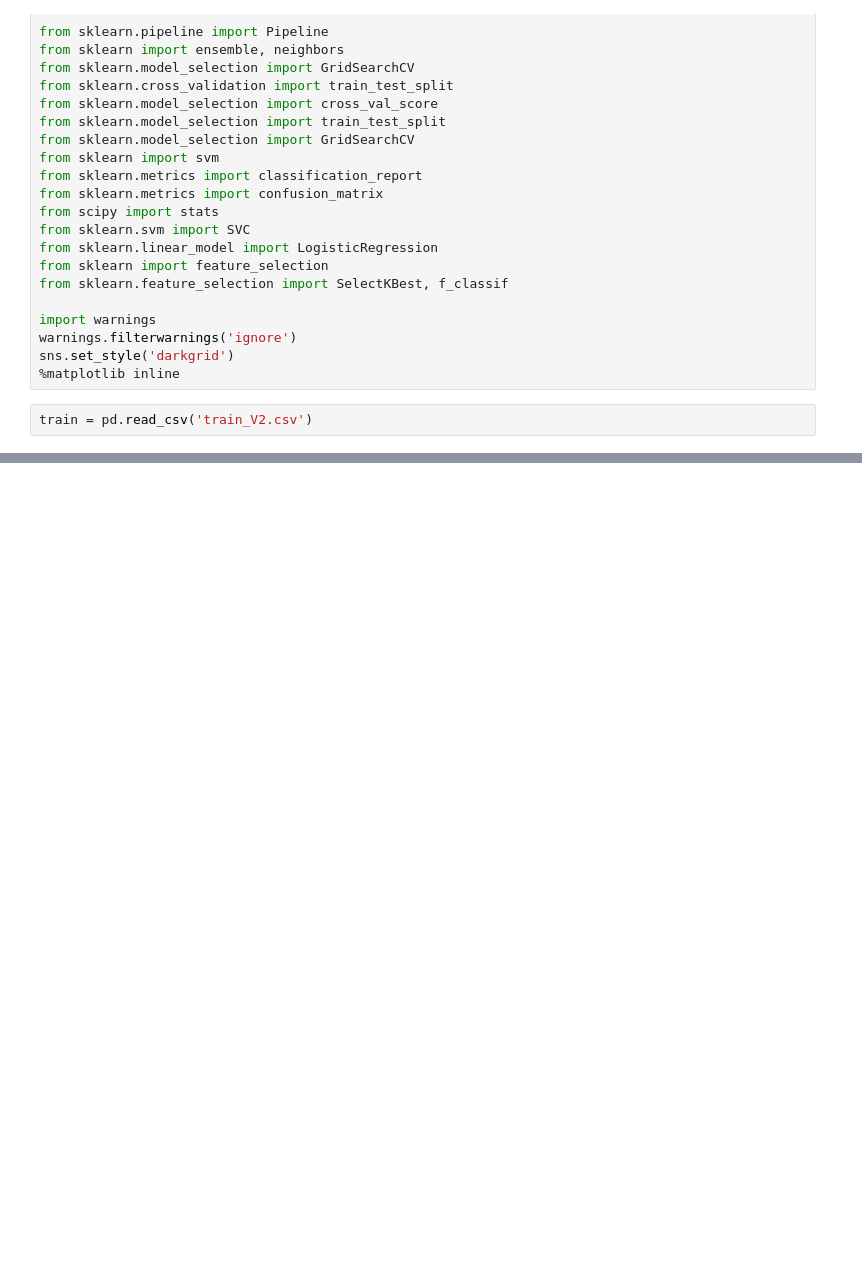
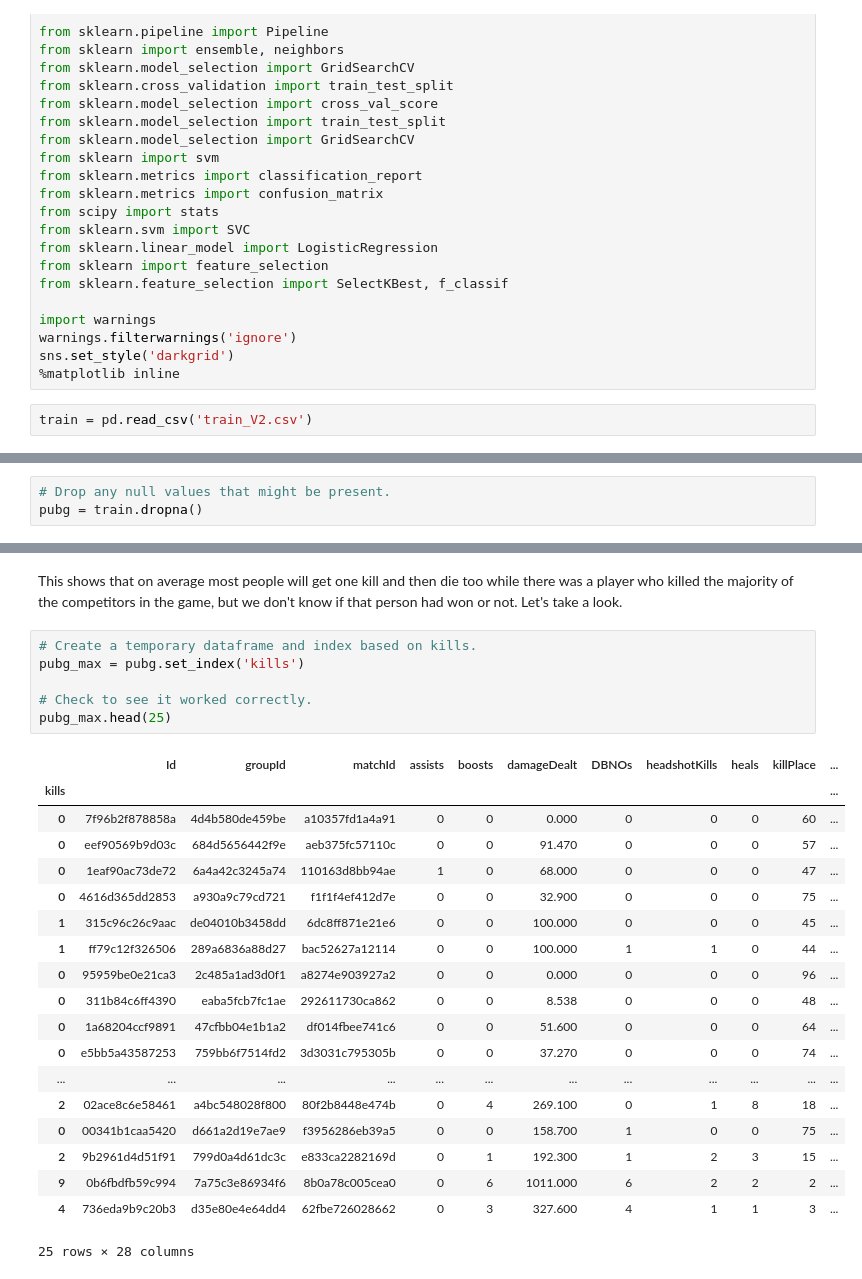
Before and after one commit to lamkg/PUBG-Placement-Prediction, a Jupyter notebook: PUBG Placement Prediction.ipynb, the cells around one changed output, grey strips where cells are left out. Saved outputs shown, nothing was run; the diff lists cells and outputs as text; blank space fills up the shorter version.

```diff
--- a/PUBG Placement Prediction.ipynb
+++ b/PUBG Placement Prediction.ipynb
@@ -54,0 +99,3 @@ dtype: object
+# %%
+# Drop any null values that might be present.
+pubg = train.dropna()
@@ -54,0 +112,28 @@ dtype: object
+# %% [markdown]
+This shows that on average most people will get one kill and then die too while there was a player who killed the majority of the competitors in the game, but we don't know if that person had won or not. Let's take a look.
+# %%
+# Create a temporary dataframe and index based on kills.
+pubg_max = pubg.set_index('kills')
+
+# Check to see it worked correctly.
+pubg_max.head(25)
+# %% [output]
+|  | Id | groupId | matchId | assists | boosts | damageDealt | DBNOs | headshotKills | heals | killPlace | ... |
+| kills |  |  |  |  |  |  |  |  |  |  | ... |
+| 0 | 7f96b2f878858a | 4d4b580de459be | a10357fd1a4a91 | 0 | 0 | 0.000 | 0 | 0 | 0 | 60 | ... |
+| 0 | eef90569b9d03c | 684d5656442f9e | aeb375fc57110c | 0 | 0 | 91.470 | 0 | 0 | 0 | 57 | ... |
+| 0 | 1eaf90ac73de72 | 6a4a42c3245a74 | 110163d8bb94ae | 1 | 0 | 68.000 | 0 | 0 | 0 | 47 | ... |
+| 0 | 4616d365dd2853 | a930a9c79cd721 | f1f1f4ef412d7e | 0 | 0 | 32.900 | 0 | 0 | 0 | 75 | ... |
+| 1 | 315c96c26c9aac | de04010b3458dd | 6dc8ff871e21e6 | 0 | 0 | 100.000 | 0 | 0 | 0 | 45 | ... |
+| 1 | ff79c12f326506 | 289a6836a88d27 | bac52627a12114 | 0 | 0 | 100.000 | 1 | 1 | 0 | 44 | ... |
+| 0 | 95959be0e21ca3 | 2c485a1ad3d0f1 | a8274e903927a2 | 0 | 0 | 0.000 | 0 | 0 | 0 | 96 | ... |
+| 0 | 311b84c6ff4390 | eaba5fcb7fc1ae | 292611730ca862 | 0 | 0 | 8.538 | 0 | 0 | 0 | 48 | ... |
+| 0 | 1a68204ccf9891 | 47cfbb04e1b1a2 | df014fbee741c6 | 0 | 0 | 51.600 | 0 | 0 | 0 | 64 | ... |
+| 0 | e5bb5a43587253 | 759bb6f7514fd2 | 3d3031c795305b | 0 | 0 | 37.270 | 0 | 0 | 0 | 74 | ... |
+| ... | ... | ... | ... | ... | ... | ... | ... | ... | ... | ... | ... |
+| 2 | 02ace8c6e58461 | a4bc548028f800 | 80f2b8448e474b | 0 | 4 | 269.100 | 0 | 1 | 8 | 18 | ... |
+| 0 | 00341b1caa5420 | d661a2d19e7ae9 | f3956286eb39a5 | 0 | 0 | 158.700 | 1 | 0 | 0 | 75 | ... |
+| 2 | 9b2961d4d51f91 | 799d0a4d61dc3c | e833ca2282169d | 0 | 1 | 192.300 | 1 | 2 | 3 | 15 | ... |
+| 9 | 0b6fbdfb59c994 | 7a75c3e86934f6 | 8b0a78c005cea0 | 0 | 6 | 1011.000 | 6 | 2 | 2 | 2 | ... |
+| 4 | 736eda9b9c20b3 | d35e80e4e64dd4 | 62fbe726028662 | 0 | 3 | 327.600 | 4 | 1 | 1 | 3 | ... |
+25 rows × 28 columns
```
Also changed, not shown: parts of 10 cells of this notebook.
